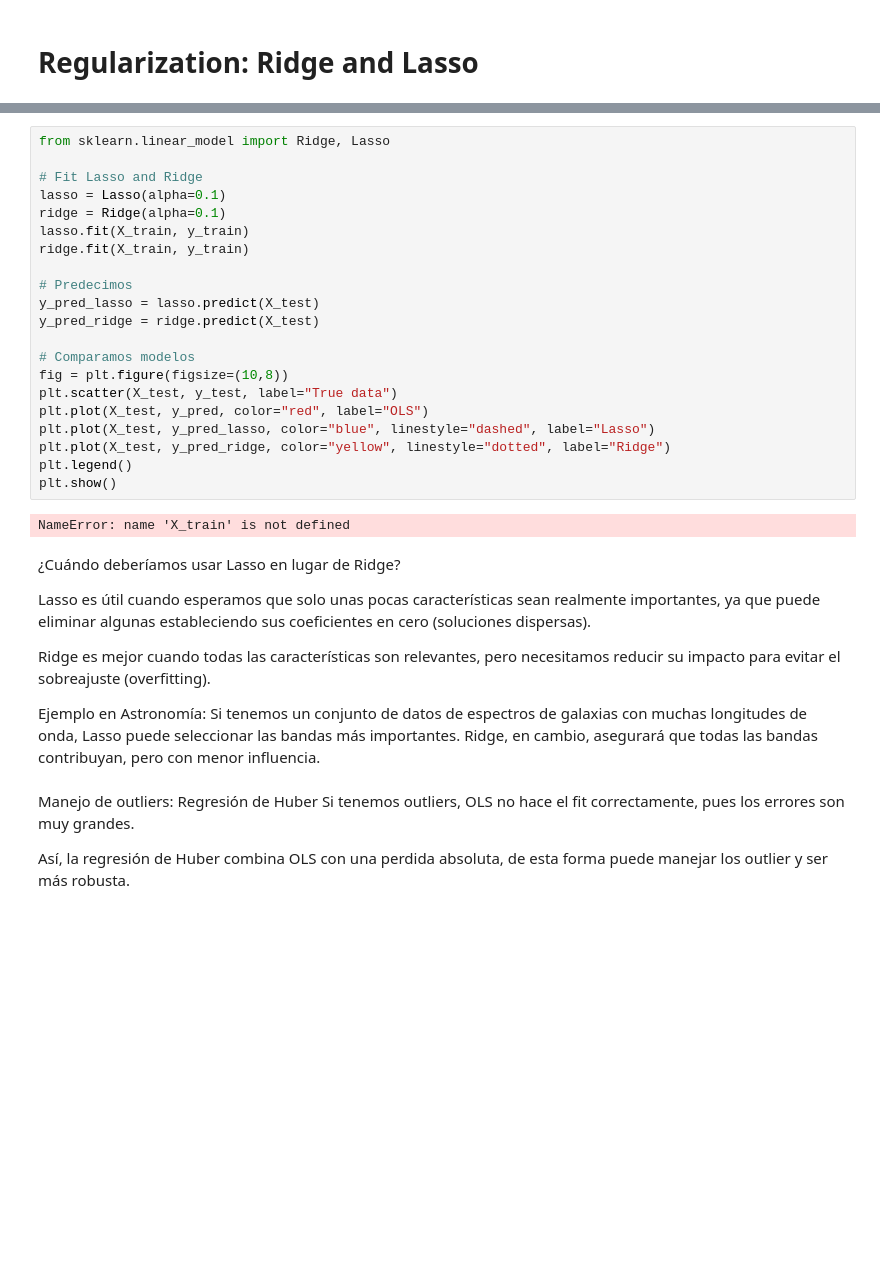
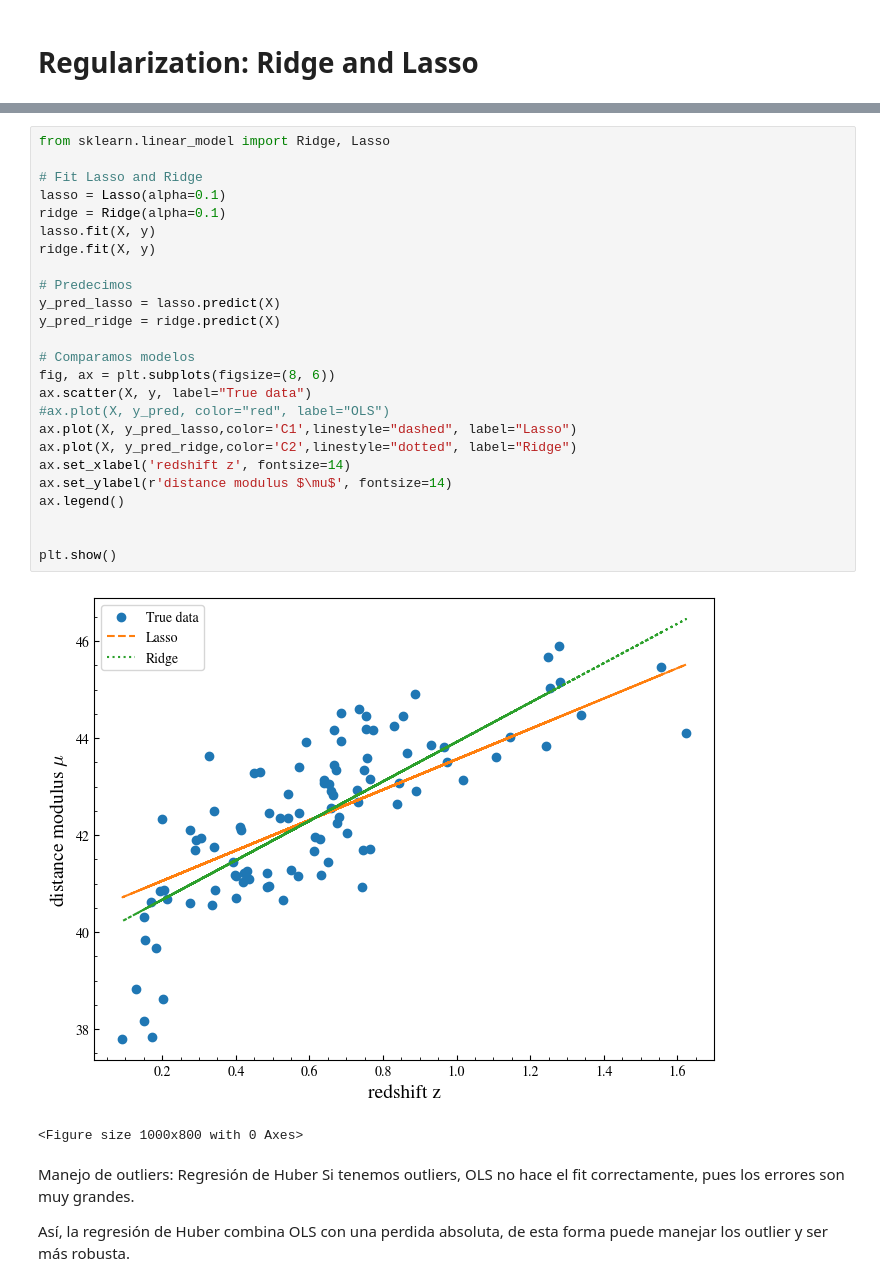
Before and after one commit to jurados/AS4501_Astroinformatic, a Jupyter notebook: Auxiliar/AUX1_LinearRegression.ipynb, the cells around one changed output, grey strips where cells are left out. Drawn from its saved outputs; the diff is of its cells as text; blank space fills up the shorter version.

```diff
--- a/Auxiliar/AUX1_LinearRegression.ipynb
+++ b/Auxiliar/AUX1_LinearRegression.ipynb
@@ -252,34 +374,31 @@ $$J(\theta) = \text{MSE} + \alpha \sum_{i=1}^n \theta_i^2$$
 # %%
 from sklearn.linear_model import Ridge, Lasso
 
 # Fit Lasso and Ridge
 lasso = Lasso(alpha=0.1)
 ridge = Ridge(alpha=0.1)
-lasso.fit(X_train, y_train)
-ridge.fit(X_train, y_train)
+lasso.fit(X, y)
+ridge.fit(X, y)
 
 # Predecimos
-y_pred_lasso = lasso.predict(X_test)
-y_pred_ridge = ridge.predict(X_test)
+y_pred_lasso = lasso.predict(X)
+y_pred_ridge = ridge.predict(X)
 
 # Comparamos modelos
-fig = plt.figure(figsize=(10,8))
-plt.scatter(X_test, y_test, label="True data")
-plt.plot(X_test, y_pred, color="red", label="OLS")
-plt.plot(X_test, y_pred_lasso, color="blue", linestyle="dashed", label="Lasso")
-plt.plot(X_test, y_pred_ridge, color="yellow", linestyle="dotted", label="Ridge")
-plt.legend()
+fig, ax = plt.subplots(figsize=(8, 6))
+ax.scatter(X, y, label="True data")
+#ax.plot(X, y_pred, color="red", label="OLS")
+ax.plot(X, y_pred_lasso,color='C1',linestyle="dashed", label="Lasso")
+ax.plot(X, y_pred_ridge,color='C2',linestyle="dotted", label="Ridge")
+ax.set_xlabel('redshift z', fontsize=14)
+ax.set_ylabel(r'distance modulus $\mu$', fontsize=14)
+ax.legend()
+
+
 plt.show()
 # %% [output]
+[figure, added]
-NameError: name 'X_train' is not defined
+<Figure size 1000x800 with 0 Axes>
-# %% [markdown]
-¿Cuándo deberíamos usar Lasso en lugar de Ridge?
-
-Lasso es útil cuando esperamos que solo unas pocas características sean realmente importantes, ya que puede eliminar algunas estableciendo sus coeficientes en cero (soluciones dispersas).
-
-Ridge es mejor cuando todas las características son relevantes, pero necesitamos reducir su impacto para evitar el sobreajuste (overfitting).
-
-Ejemplo en Astronomía: Si tenemos un conjunto de datos de espectros de galaxias con muchas longitudes de onda, Lasso puede seleccionar las bandas más importantes. Ridge, en cambio, asegurará que todas las bandas contribuyan, pero con menor influencia.
 # %% [markdown]
 Manejo de outliers: Regresión de Huber
 Si tenemos outliers, OLS no hace el fit correctamente, pues los errores son muy grandes.
```
Also changed, not shown: parts of 20 cells of this notebook.
